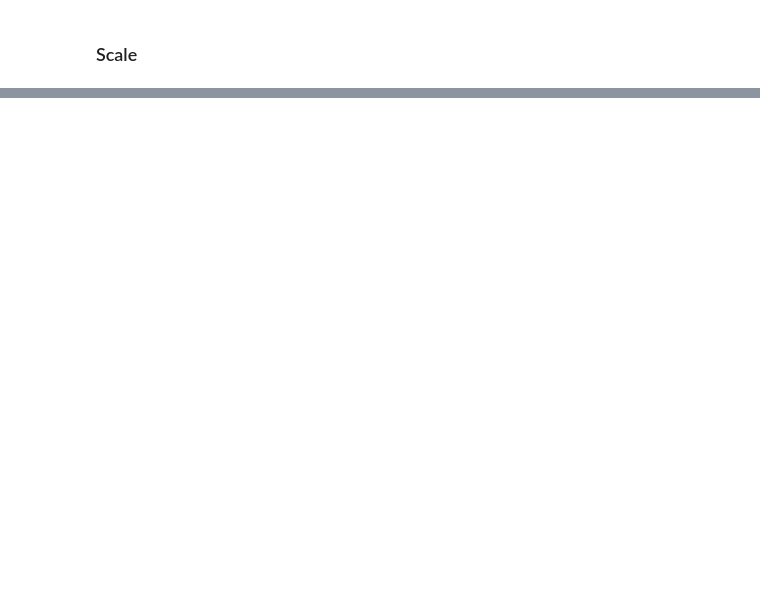
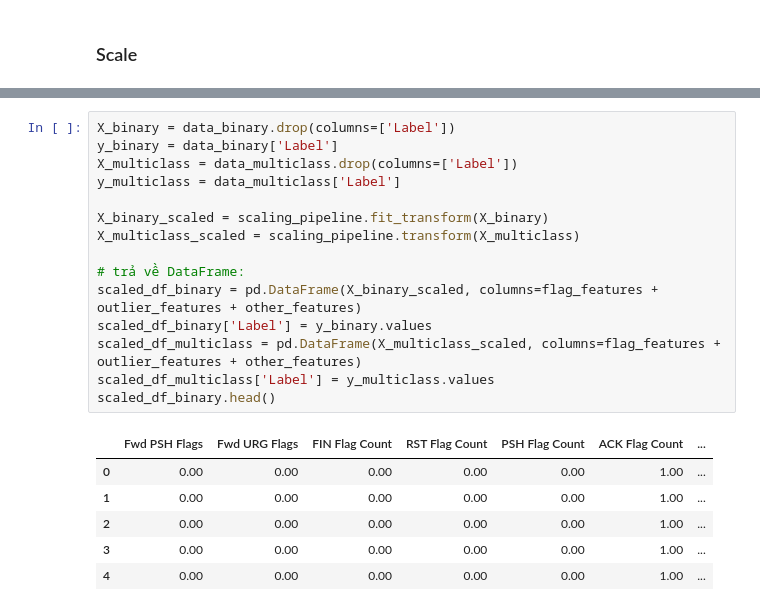
Before and after one commit to TienThanh-dev/intrusion-detection-systems, a Jupyter notebook: preprocessing_data.ipynb, the cells around one changed output, grey strips where cells are left out. Drawn from its saved outputs; the diff is of its cells as text; blank space fills up the shorter version.

```diff
--- a/preprocessing_data.ipynb
+++ b/preprocessing_data.ipynb
@@ -296,0 +316,22 @@ joblib.dump(scaler, "scaler.pkl")
+# %%
+X_binary = data_binary.drop(columns=['Label'])
+y_binary = data_binary['Label']
+X_multiclass = data_multiclass.drop(columns=['Label'])
+y_multiclass = data_multiclass['Label']
+
+X_binary_scaled = scaling_pipeline.fit_transform(X_binary)
+X_multiclass_scaled = scaling_pipeline.transform(X_multiclass)
+
+# trả về DataFrame:
+scaled_df_binary = pd.DataFrame(X_binary_scaled, columns=flag_features + outlier_features + other_features)
+scaled_df_binary['Label'] = y_binary.values
+scaled_df_multiclass = pd.DataFrame(X_multiclass_scaled, columns=flag_features + outlier_features + other_features)
+scaled_df_multiclass['Label'] = y_multiclass.values
+scaled_df_binary.head()
+# %% [output]
+|  | Fwd PSH Flags | Fwd URG Flags | FIN Flag Count | RST Flag Count | PSH Flag Count | ACK Flag Count | ... |
+| 0 | 0.00 | 0.00 | 0.00 | 0.00 | 0.00 | 1.00 | ... |
+| 1 | 0.00 | 0.00 | 0.00 | 0.00 | 0.00 | 1.00 | ... |
+| 2 | 0.00 | 0.00 | 0.00 | 0.00 | 0.00 | 1.00 | ... |
+| 3 | 0.00 | 0.00 | 0.00 | 0.00 | 0.00 | 1.00 | ... |
+| 4 | 0.00 | 0.00 | 0.00 | 0.00 | 0.00 | 1.00 | ... |
```
Also changed, not shown: parts of 17 cells of this notebook, 4 other files.
